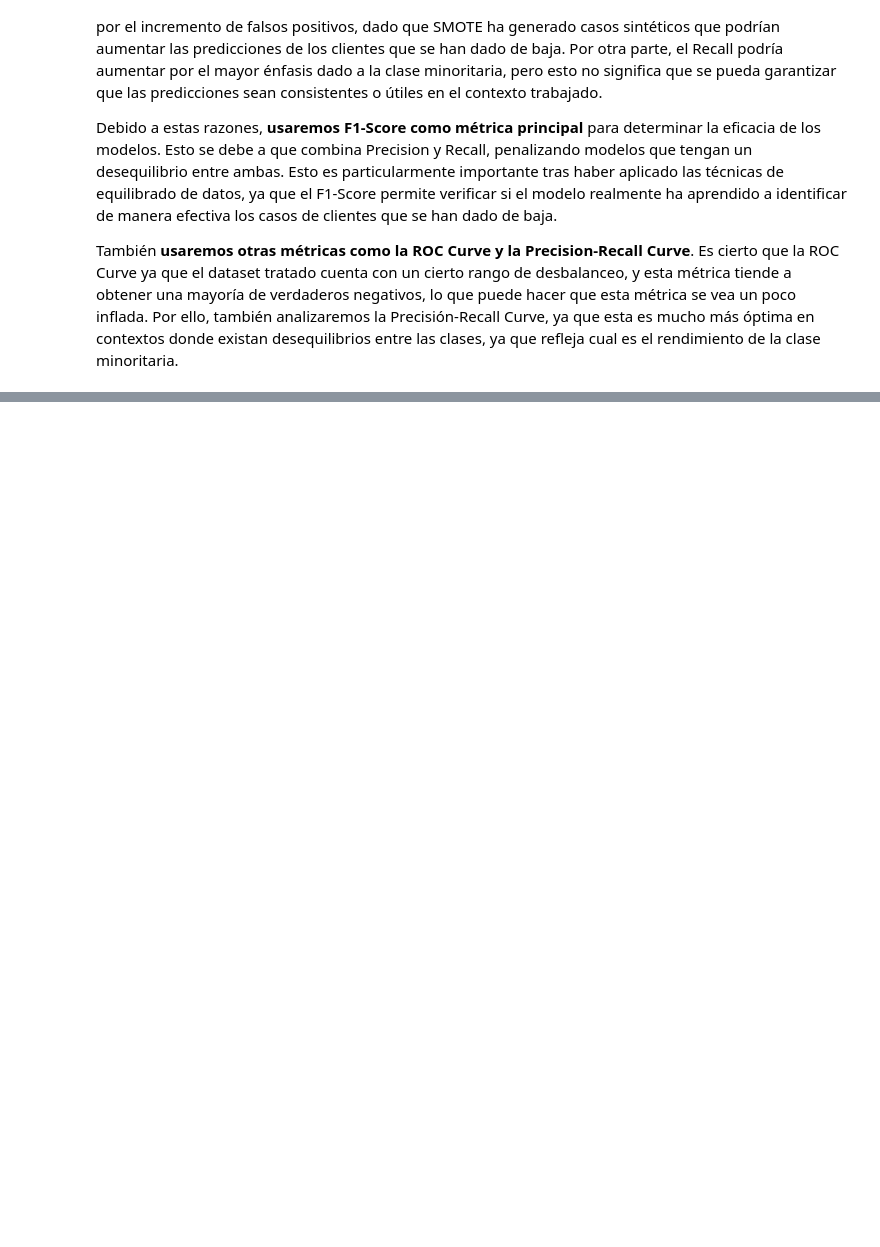
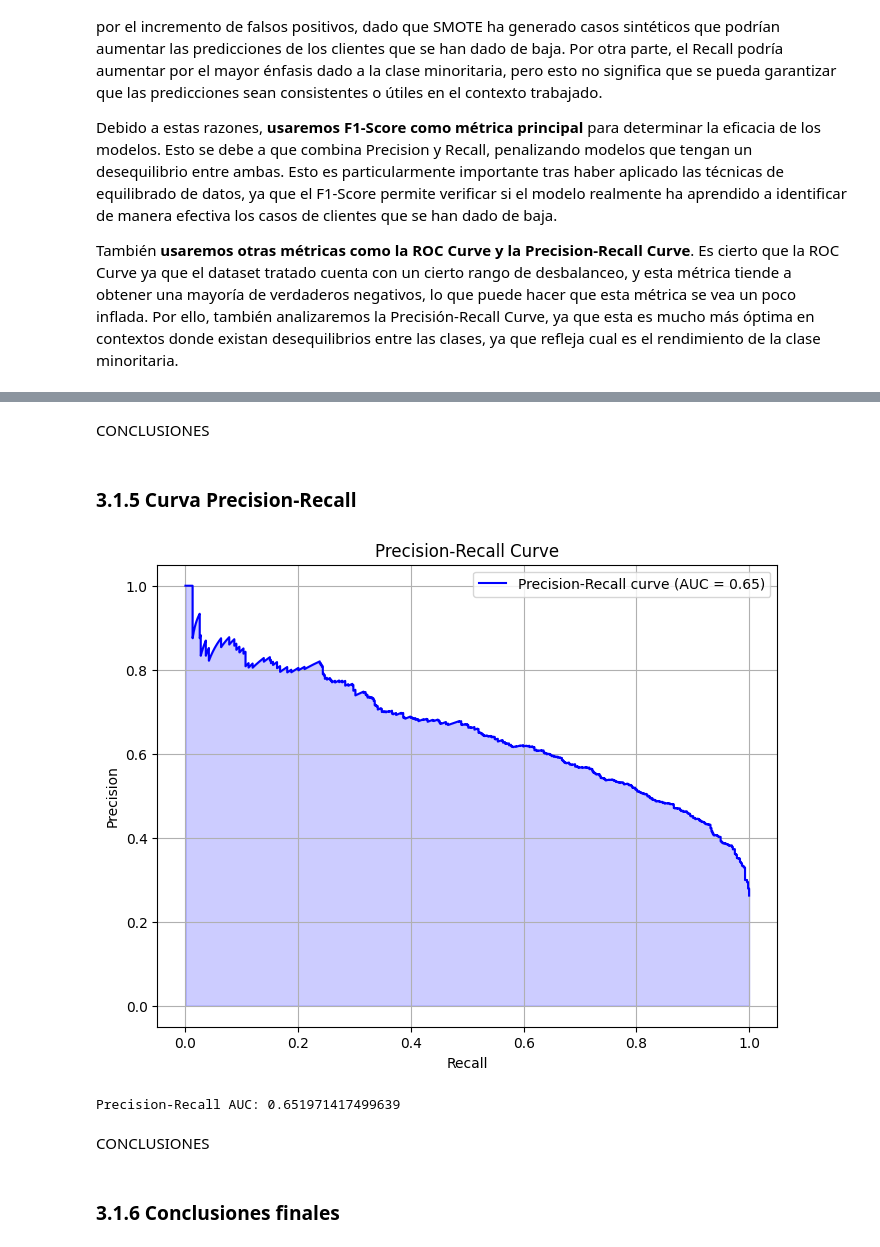
Before and after one commit to angelfergar/ChurnRetention-SP, a Jupyter notebook: notebooks/Model_Training.ipynb, the cells around one changed output, grey strips where cells are left out. Saved outputs shown, nothing was run; the diff lists cells and outputs as text; code cells hidden in the pictures; blank space fills up the shorter version.

```diff
--- a/notebooks/Model_Training.ipynb
+++ b/notebooks/Model_Training.ipynb
@@ -79,0 +162,24 @@ También **usaremos otras métricas como la ROC Curve y la Precision-Recall Curv
+# %%
+def show_precision_recall(model_type, X_test, y_test):
+
+  # Genera y muestra la curva Precision-Recall para evaluar el rendimiento del modelo
+  y_prob = model_type.predict_proba(X_test)[:, 1]
+
+  # Calculamos la precisión y recall en diferentes umbrales
+  precision, recall, thresholds = precision_recall_curve(y_test, y_prob)
+  # Calculamos AUC-PR
+  pr_auc = auc(recall, precision)
+
+  # Configuramos la gráfica de la curva Precision-Recall
+  plt.figure(figsize=(8, 6))
+  plt.plot(recall, precision, color='b', label=f'Precision-Recall curve (AUC = {pr_auc:.2f})')
+  plt.fill_between(recall, precision, alpha=0.2, color='blue')
+  plt.title('Precision-Recall Curve')
+  plt.xlabel('Recall')
+  plt.ylabel('Precision')
+  plt.legend(loc='upper right')
+  plt.grid(True)
+  plt.show()
+
+  # Mostramos el valor del AUC-PR
+  print(f'Precision-Recall AUC: {pr_auc}')
@@ -79,0 +268,14 @@ También **usaremos otras métricas como la ROC Curve y la Precision-Recall Curv
+# %% [markdown]
+CONCLUSIONES
+# %% [markdown]
+### 3.1.5 Curva Precision-Recall
+# %%
+# Curva Precision-Recall
+show_precision_recall(log_model, X_test, y_test)
+# %% [output]
+[figure, added]
+Precision-Recall AUC: 0.651971417499639
+# %% [markdown]
+CONCLUSIONES
+# %% [markdown]
+### 3.1.6 Conclusiones finales
```
Also changed, not shown: parts of 24 cells of this notebook.
